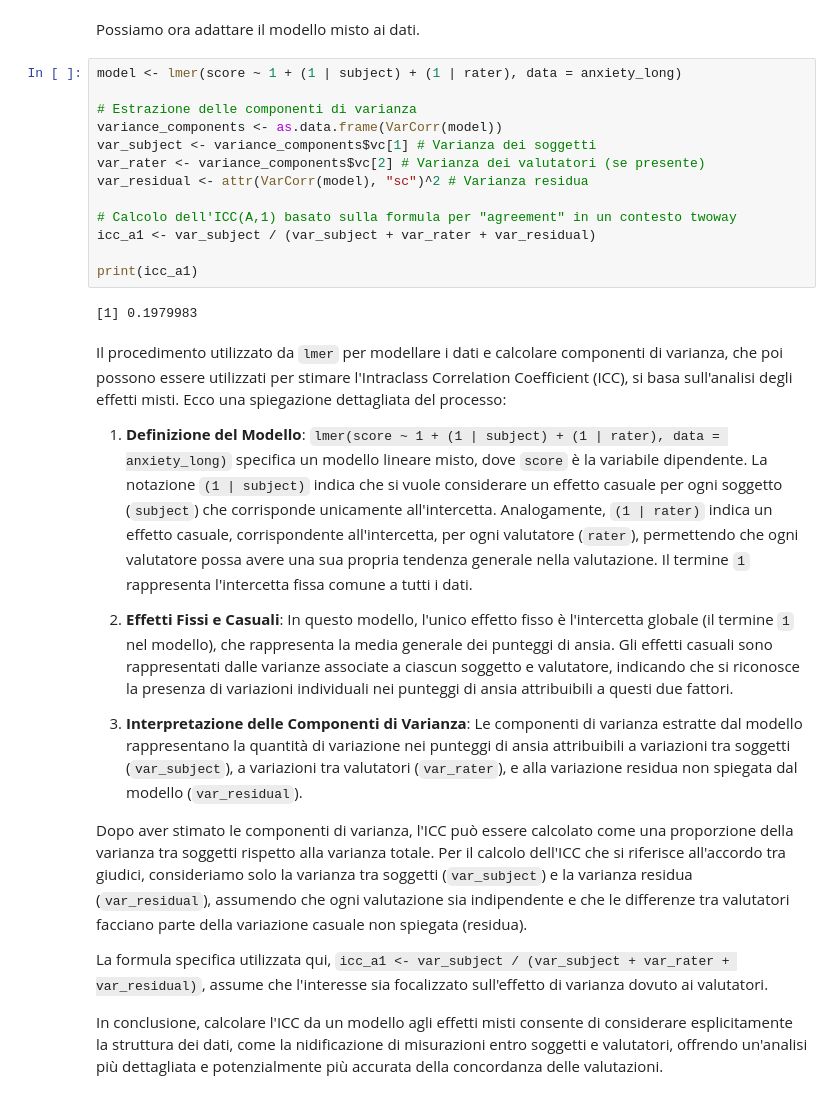
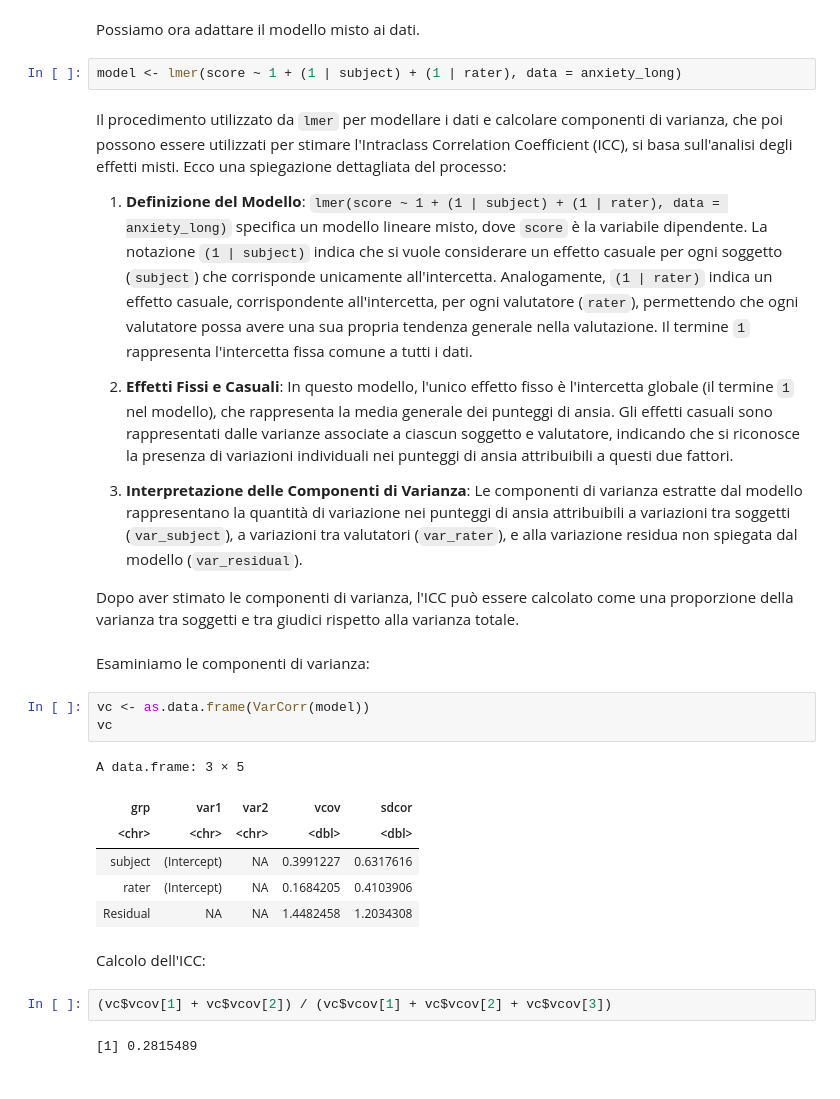
Before and after one commit to ccaudek/psy_test, a Jupyter notebook: _build/jupyter_execute/_raters/E1_irr.ipynb, the cells around one changed output. Saved outputs shown, nothing was run; the diff lists cells and outputs as text.

```diff
--- a/_build/jupyter_execute/_raters/E1_irr.ipynb
+++ b/_build/jupyter_execute/_raters/E1_irr.ipynb
@@ -295,20 +293,7 @@ $ score   <int> 3, 3, 2, 3, 6, 1, 3, 4, 4, 4, 6, 4, 5, 2, 3, 5, 4, 2, 2, 2, 1,~
 # %% [markdown]
 Possiamo ora adattare il modello misto ai dati.
-# %%
-model <- lmer(score ~ 1 + (1 | subject) + (1 | rater), data = anxiety_long)
-
-# Estrazione delle componenti di varianza
-variance_components <- as.data.frame(VarCorr(model))
-var_subject <- variance_components$vc[1] # Varianza dei soggetti
-var_rater <- variance_components$vc[2] # Varianza dei valutatori (se presente)
-var_residual <- attr(VarCorr(model), "sc")^2 # Varianza residua
-
-# Calcolo dell'ICC(A,1) basato sulla formula per "agreement" in un contesto twoway
-icc_a1 <- var_subject / (var_subject + var_rater + var_residual)
-
-print(icc_a1)
-# %% [output]
-[1] 0.1979983
+# %%
+model <- lmer(score ~ 1 + (1 | subject) + (1 | rater), data = anxiety_long)
 # %% [markdown]
 Il procedimento utilizzato da `lmer` per modellare i dati e calcolare componenti di varianza, che poi possono essere utilizzati per stimare l'Intraclass Correlation Coefficient (ICC), si basa sull'analisi degli effetti misti. Ecco una spiegazione dettagliata del processo:
 
@@ -318,8 +303,22 @@ Il procedimento utilizzato da `lmer` per modellare i dati e calcolare componenti
 
 3. **Interpretazione delle Componenti di Varianza**: Le componenti di varianza estratte dal modello rappresentano la quantità di variazione nei punteggi di ansia attribuibili a variazioni tra soggetti (`var_subject`), a variazioni tra valutatori (`var_rater`), e alla variazione residua non spiegata dal modello (`var_residual`).
 
-Dopo aver stimato le componenti di varianza, l'ICC può essere calcolato come una proporzione della varianza tra soggetti rispetto alla varianza totale. Per il calcolo dell'ICC che si riferisce all'accordo tra giudici, consideriamo solo la varianza tra soggetti (`var_subject`) e la varianza residua (`var_residual`), assumendo che ogni valutazione sia indipendente e che le differenze tra valutatori facciano parte della variazione casuale non spiegata (residua).
-
-La formula specifica utilizzata qui, `icc_a1 <- var_subject / (var_subject + var_rater + var_residual)`, assume che l'interesse sia focalizzato sull'effetto di varianza dovuto ai valutatori.
-
-In conclusione, calcolare l'ICC da un modello agli effetti misti consente di considerare esplicitamente la struttura dei dati, come la nidificazione di misurazioni entro soggetti e valutatori, offrendo un'analisi più dettagliata e potenzialmente più accurata della concordanza delle valutazioni.
+Dopo aver stimato le componenti di varianza, l'ICC può essere calcolato come una proporzione della varianza tra soggetti e tra giudici rispetto alla varianza totale.
+# %% [markdown]
+Esaminiamo le componenti di varianza:
+# %%
+vc <- as.data.frame(VarCorr(model))
+vc
+# %% [output]
+A data.frame: 3 × 5
+| grp | var1 | var2 | vcov | sdcor |
+| <chr> | <chr> | <chr> | <dbl> | <dbl> |
+| subject | (Intercept) | NA | 0.3991227 | 0.6317616 |
+| rater | (Intercept) | NA | 0.1684205 | 0.4103906 |
+| Residual | NA | NA | 1.4482458 | 1.2034308 |
+# %% [markdown]
+Calcolo dell'ICC:
+# %%
+(vc$vcov[1] + vc$vcov[2]) / (vc$vcov[1] + vc$vcov[2] + vc$vcov[3])
+# %% [output]
+[1] 0.2815489
```
Also changed, not shown: parts of 9 cells of this notebook, 8 other files.
